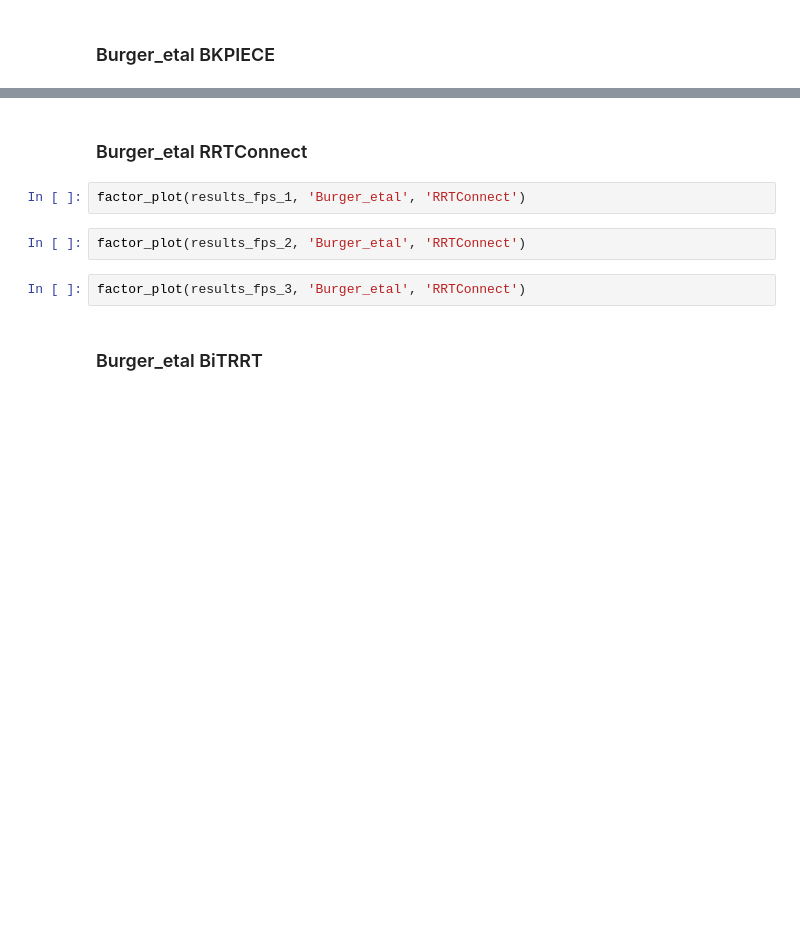
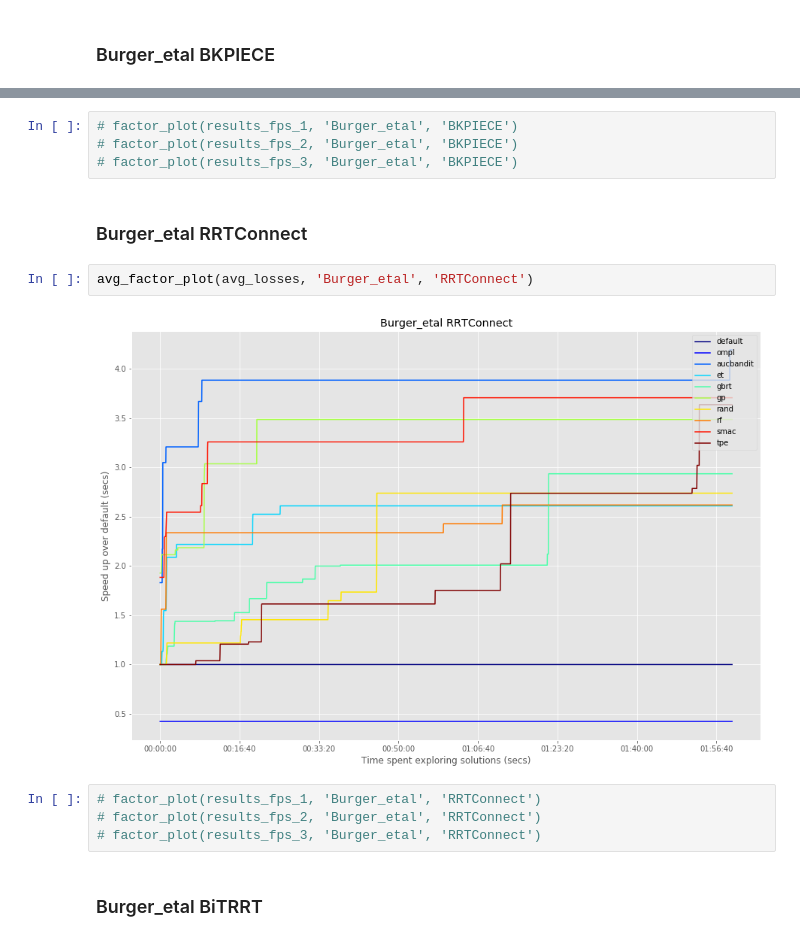
Before and after one commit to charleneleong-ai/crane_plus_v2_motion_planning, a Jupyter notebook: crane_plus_control/results/result_analysis.ipynb, the cells around one changed output, grey strips where cells are left out. Saved outputs shown, nothing was run; the diff lists cells and outputs as text; blank space fills up the shorter version.

```diff
--- a/crane_plus_control/results/result_analysis.ipynb
+++ b/crane_plus_control/results/result_analysis.ipynb
@@ -480,11 +360,17 @@ factor_plot(results_fps_3, 'Burger_etal', 'BKPIECE')
+# %%
+# factor_plot(results_fps_1, 'Burger_etal', 'BKPIECE')
+# factor_plot(results_fps_2, 'Burger_etal', 'BKPIECE')
+# factor_plot(results_fps_3, 'Burger_etal', 'BKPIECE')
 # %% [markdown]
 ### Burger_etal RRTConnect
 # %%
-factor_plot(results_fps_1, 'Burger_etal', 'RRTConnect')
+avg_factor_plot(avg_losses, 'Burger_etal', 'RRTConnect')
+# %% [output]
+[figure, added]
-# %%
-factor_plot(results_fps_2, 'Burger_etal', 'RRTConnect')
-# %%
-factor_plot(results_fps_3, 'Burger_etal', 'RRTConnect')
+# %%
+# factor_plot(results_fps_1, 'Burger_etal', 'RRTConnect')
+# factor_plot(results_fps_2, 'Burger_etal', 'RRTConnect')
+# factor_plot(results_fps_3, 'Burger_etal', 'RRTConnect')
 # %% [markdown]
 ### Burger_etal BiTRRT
 # %%
```
Also changed, not shown: parts of 30 cells of this notebook, 8 other files.
